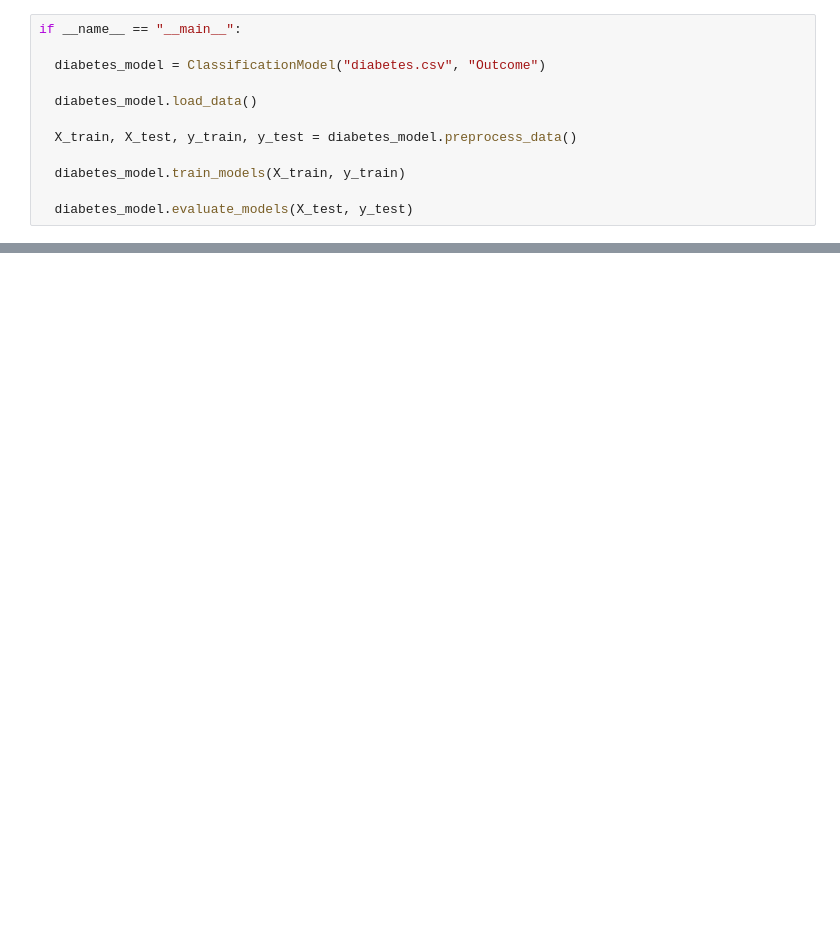
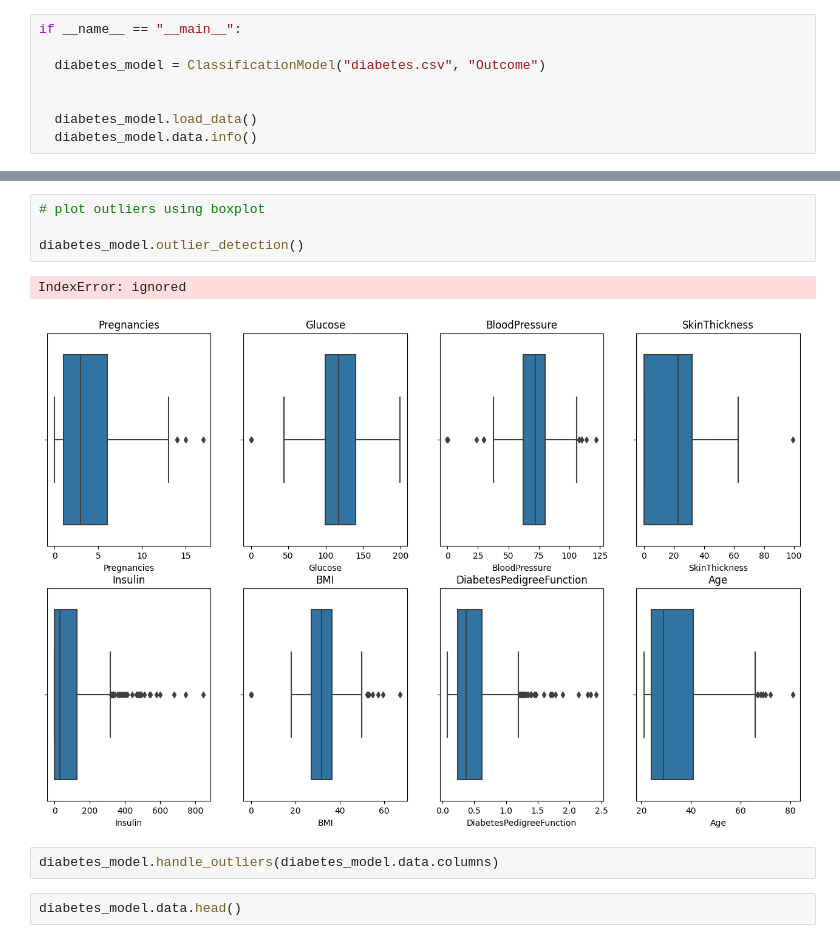
Before and after one commit to techbrothers3/Diabetes-prediction-kaggle, a Jupyter notebook: Diabetes_Prediction_kaggle.ipynb, the cells around one changed output, grey strips where cells are left out. Drawn from its saved outputs; the diff is of its cells as text; blank space fills up the shorter version.

```diff
--- a/Diabetes_Prediction_kaggle.ipynb
+++ b/Diabetes_Prediction_kaggle.ipynb
@@ -55,11 +101,7 @@ if __name__ == "__main__":
 
   diabetes_model = ClassificationModel("diabetes.csv", "Outcome")
 
+
   diabetes_model.load_data()
-
-  X_train, X_test, y_train, y_test = diabetes_model.preprocess_data()
-
-  diabetes_model.train_models(X_train, y_train)
-
-  diabetes_model.evaluate_models(X_test, y_test)
+  diabetes_model.data.info()
 # %% [output]
@@ -82,0 +145,11 @@ weighted avg       0.77      0.77      0.77       154
+# %%
+# plot outliers using boxplot
+
+diabetes_model.outlier_detection()
+# %% [output]
+IndexError: ignored
+[figure, added]
+# %%
+diabetes_model.handle_outliers(diabetes_model.data.columns)
+# %%
+diabetes_model.data.head()
```
Also changed, not shown: parts of 11 cells of this notebook.
